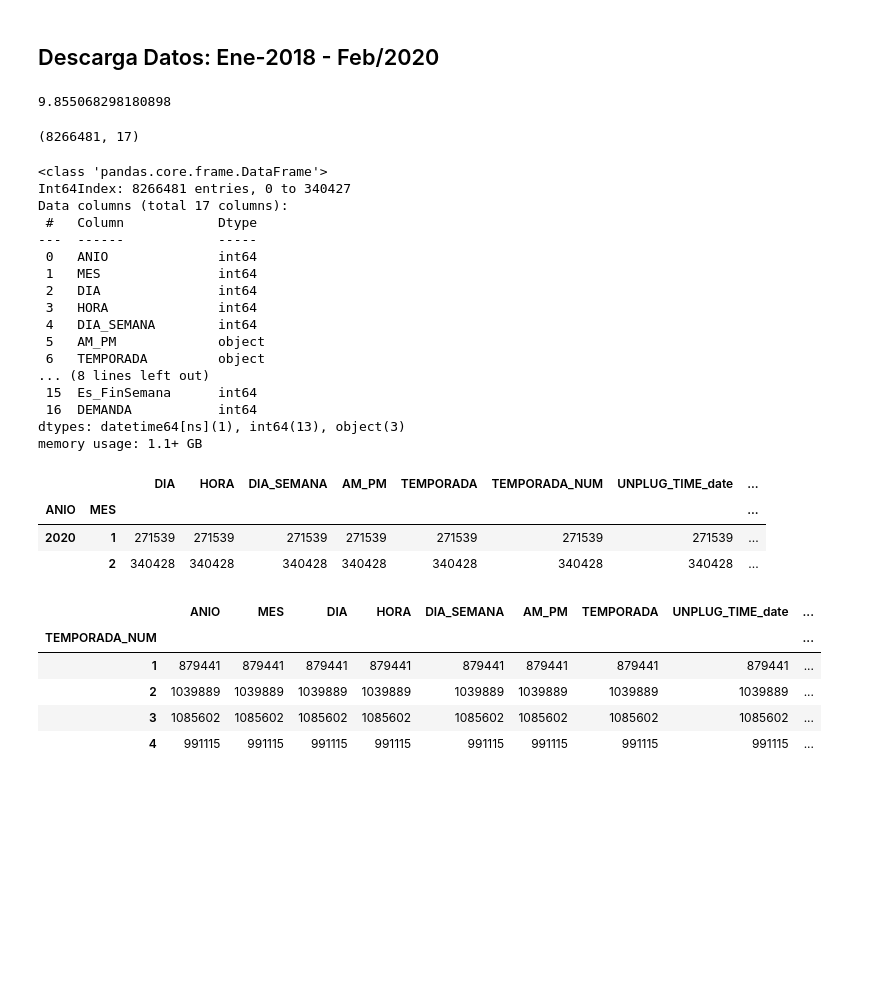
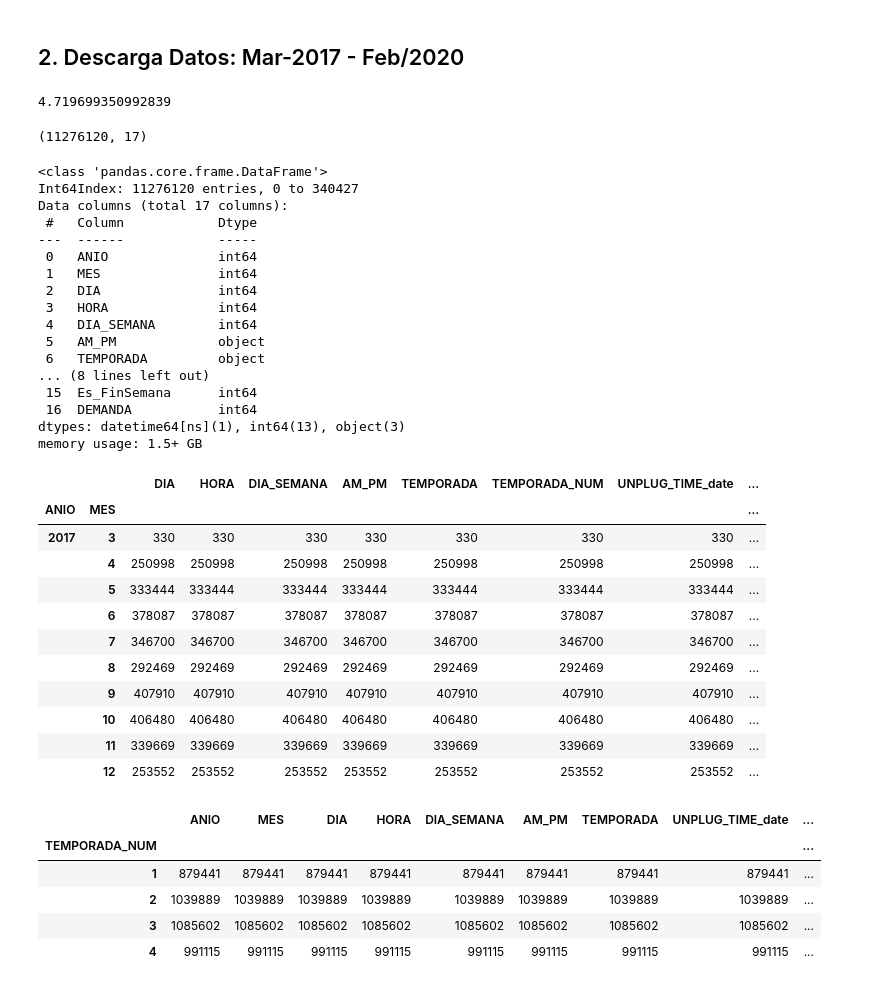
Before and after one commit to tfm2022/bicimad, a Jupyter notebook: Codigo/2. Descarga Datos/DescargaFinal_Mongo.ipynb, the cells around one changed output. Drawn from its saved outputs; the diff is of its cells as text; code cells hidden in the pictures; blank space fills up the shorter version.

```diff
--- a/Codigo/2. Descarga Datos/DescargaFinal_Mongo.ipynb
+++ b/Codigo/2. Descarga Datos/DescargaFinal_Mongo.ipynb
@@ -14,9 +25,9 @@ Collection(Database(MongoClient(host=['ac-x1d17w2-shard-00-01.15npsxw.mongodb.ne
 # %% [markdown]
-## Descarga Datos: Ene-2018 - Feb/2020
+## 2. Descarga Datos: Mar-2017 - Feb/2020
 # %%
 # Tracks
 t_ini = time.time()
-# data_Tracks_2017 = _data_anio(db_Tracks, 2017)
+data_Tracks_2017 = _data_anio(db_Tracks, 2017)
 data_Tracks_2018 = _data_anio(db_Tracks, 2018)
 data_Tracks_2019 = _data_anio(db_Tracks, 2019)
 #data_Tracks_2020 = _data_anio(db_Tracks, 2020)
@@ -27,7 +38,7 @@ t_end = time.time()
 print ((t_end - t_ini)/60)
 
 data_Tracks = pd.concat([
-#     data_Tracks_2017,
+    data_Tracks_2017,
     data_Tracks_2018,
     data_Tracks_2019,
     #data_Tracks_2020
@@ -37,13 +48,13 @@ data_Tracks = pd.concat([
 
 data_Tracks.shape
 # %% [output]
-9.855068298180898
+4.719699350992839
-(8266481, 17)
+(11276120, 17)
 # %%
 data_Tracks.info()
 # %% [output]
 <class 'pandas.core.frame.DataFrame'>
-Int64Index: 8266481 entries, 0 to 340427
+Int64Index: 11276120 entries, 0 to 340427
 Data columns (total 17 columns):
  #   Column            Dtype
 ---  ------            -----
@@ -58,14 +69,22 @@ Data columns (total 17 columns):
  15  Es_FinSemana      int64
  16  DEMANDA           int64
 dtypes: datetime64[ns](1), int64(13), object(3)
-memory usage: 1.1+ GB
+memory usage: 1.5+ GB
 # %%
-data_Tracks[data_Tracks['ANIO']==2020].groupby(['ANIO', 'MES']).count()
+data_Tracks[data_Tracks['ANIO']==2017].groupby(['ANIO', 'MES']).count()
 # %% [output]
 |  |  | DIA | HORA | DIA_SEMANA | AM_PM | TEMPORADA | TEMPORADA_NUM | UNPLUG_TIME_date | ... |
 | ANIO | MES |  |  |  |  |  |  |  | ... |
-| 2020 | 1 | 271539 | 271539 | 271539 | 271539 | 271539 | 271539 | 271539 | ... |
-|  | 2 | 340428 | 340428 | 340428 | 340428 | 340428 | 340428 | 340428 | ... |
+| 2017 | 3 | 330 | 330 | 330 | 330 | 330 | 330 | 330 | ... |
+|  | 4 | 250998 | 250998 | 250998 | 250998 | 250998 | 250998 | 250998 | ... |
+|  | 5 | 333444 | 333444 | 333444 | 333444 | 333444 | 333444 | 333444 | ... |
+|  | 6 | 378087 | 378087 | 378087 | 378087 | 378087 | 378087 | 378087 | ... |
+|  | 7 | 346700 | 346700 | 346700 | 346700 | 346700 | 346700 | 346700 | ... |
+|  | 8 | 292469 | 292469 | 292469 | 292469 | 292469 | 292469 | 292469 | ... |
+|  | 9 | 407910 | 407910 | 407910 | 407910 | 407910 | 407910 | 407910 | ... |
+|  | 10 | 406480 | 406480 | 406480 | 406480 | 406480 | 406480 | 406480 | ... |
+|  | 11 | 339669 | 339669 | 339669 | 339669 | 339669 | 339669 | 339669 | ... |
+|  | 12 | 253552 | 253552 | 253552 | 253552 | 253552 | 253552 | 253552 | ... |
 # %%
 data_Tracks[data_Tracks['ANIO']==2019].groupby(['TEMPORADA_NUM']).count()
 # %% [output]
```
Also changed, not shown: parts of 4 cells of this notebook, 46 other files.
